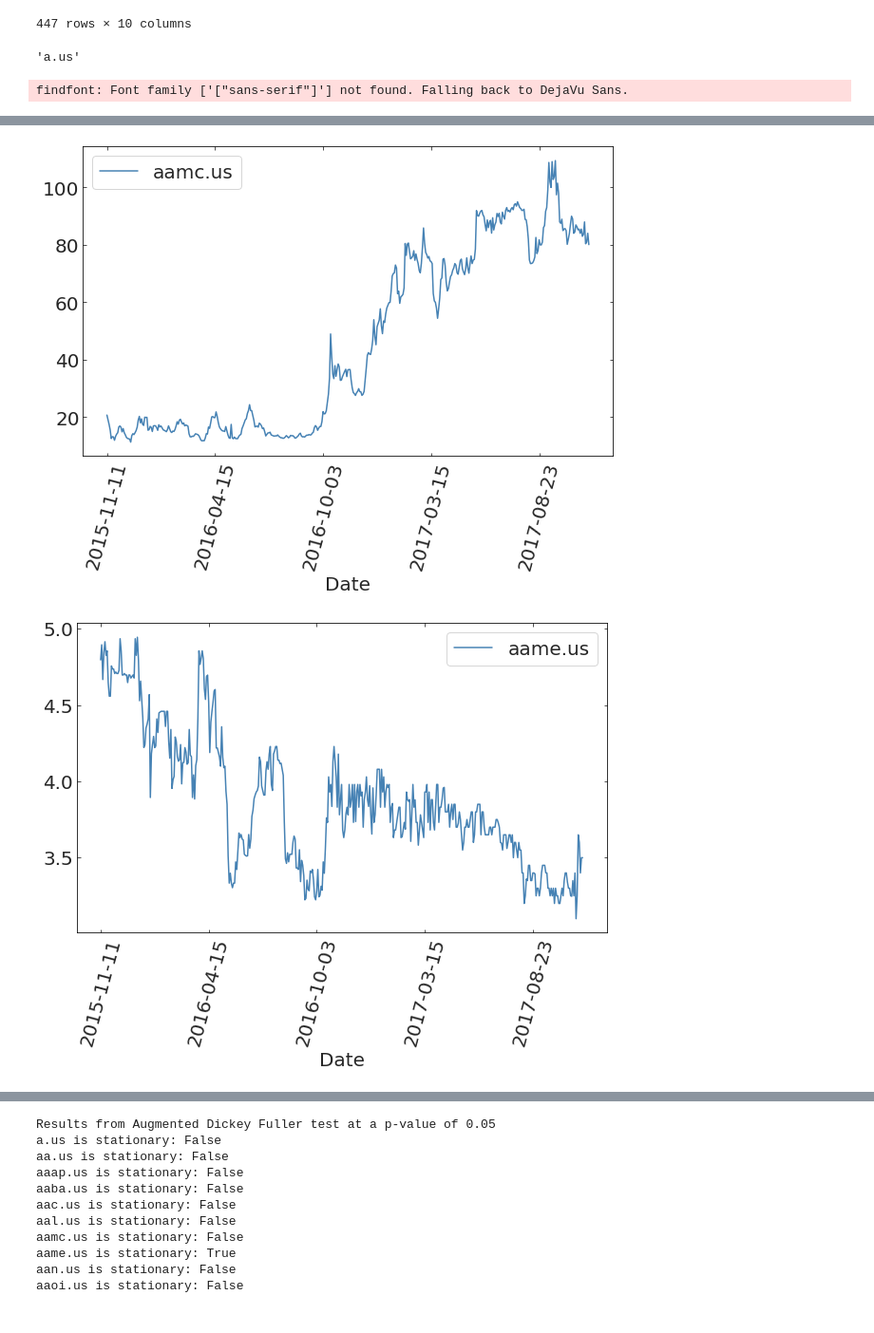
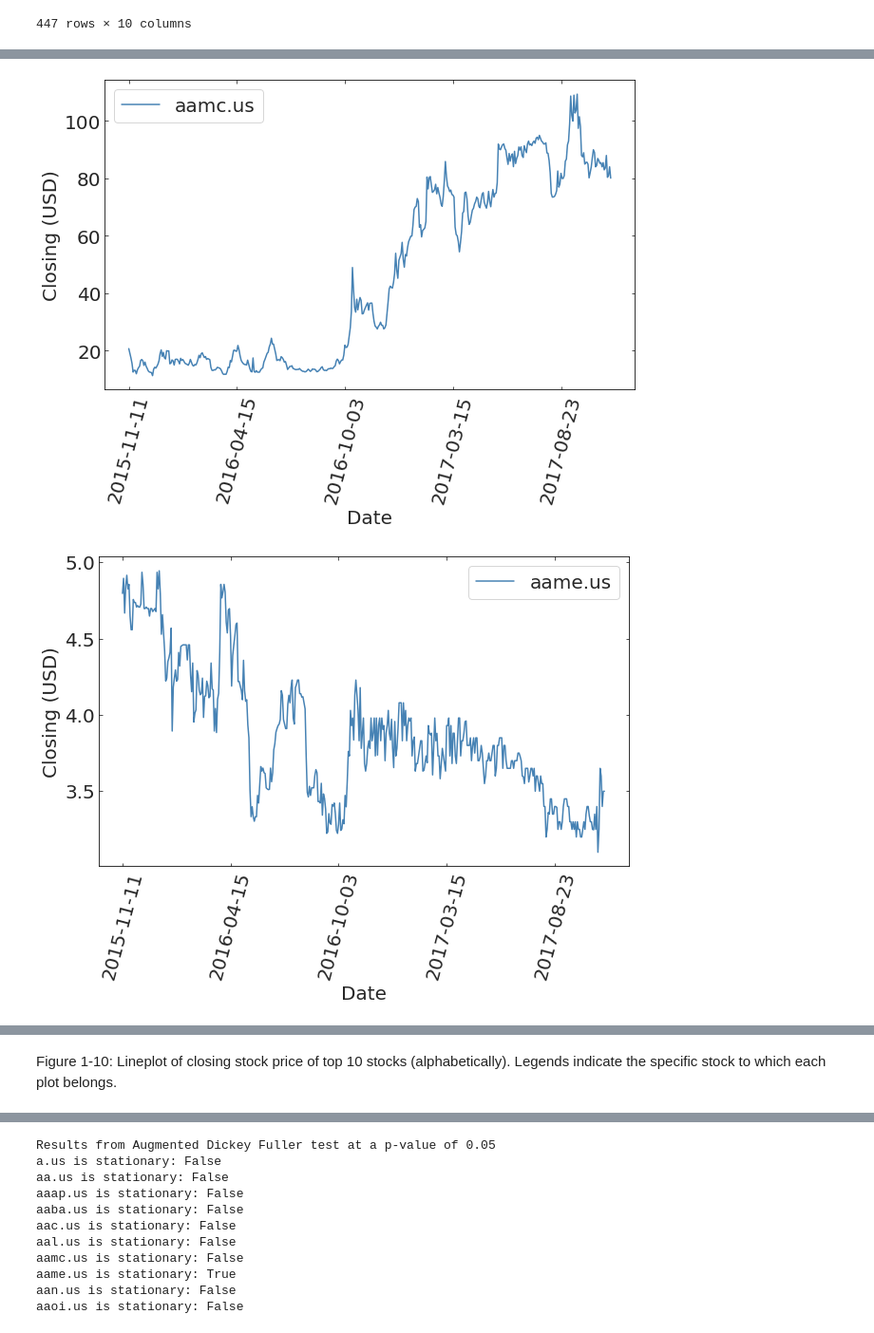
Before and after one commit to colinjhorgan/MLTSA22_CHorgan, a Jupyter notebook: HW2/HW2.ipynb, the cells around one changed output, grey strips where cells are left out. Shown at 95% size. Drawn from its saved outputs; the diff is of its cells as text; code cells hidden in the pictures.

```diff
--- a/HW2/HW2.ipynb
+++ b/HW2/HW2.ipynb
@@ -101,14 +101,9 @@ tss
 | 2017-11-09 | 67.470 | 43.330 | 81.00 | 70.19 | 10.88 | 45.670 | 84.05 | 3.5000 | 35.620 | 43.20 |
 | 2017-11-10 | 66.810 | 43.010 | 80.98 | 70.56 | 11.28 | 45.820 | 80.10 | 3.5000 | 36.590 | 45.30 |
 447 rows × 10 columns
-# %%
-file_list[0].split('/')[-1].replace('.txt','')
-# %% [output]
-'a.us'
 # %%
 #Plot top 10 time series
 for col in tss.columns:
   fig, ax = pl.subplots(figsize=(10,6))
-  tss.plot(y=col, ax=ax, rot=75);
+  tss.plot(y=col, ax=ax, rot=75, ylabel='Closing (USD)');
 # %% [output]
-findfont: Font family ['["sans-serif"]'] not found. Falling back to DejaVu Sans.
@@ -121,2 +116,2 @@ findfont: Font family ['["sans-serif"]'] not found. Falling back to DejaVu Sans.
-[figure, old version]
+[figure, new version]
-[figure, old version]
+[figure, new version]
@@ -125,3 +120,5 @@ findfont: Font family ['["sans-serif"]'] not found. Falling back to DejaVu Sans.
+# %% [markdown]
+Figure 1-10: Lineplot of closing stock price of top 10 stocks (alphabetically). Legends indicate the specific stock to which each plot belongs.
 # %%
 #plot scatter matrix
 scatter_matrix(tss, color='#222222', figsize=(20,20));
```
Also changed, not shown: parts of 5 cells of this notebook.
